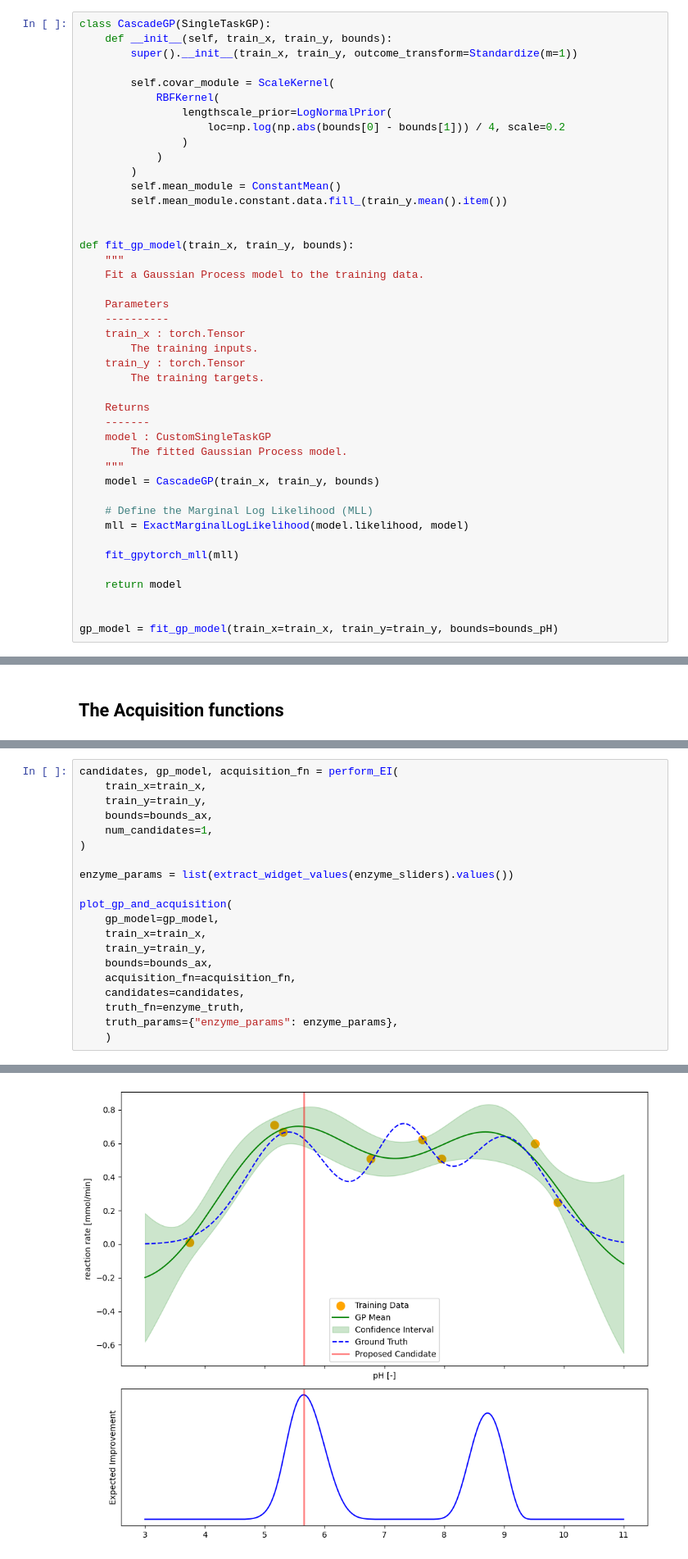
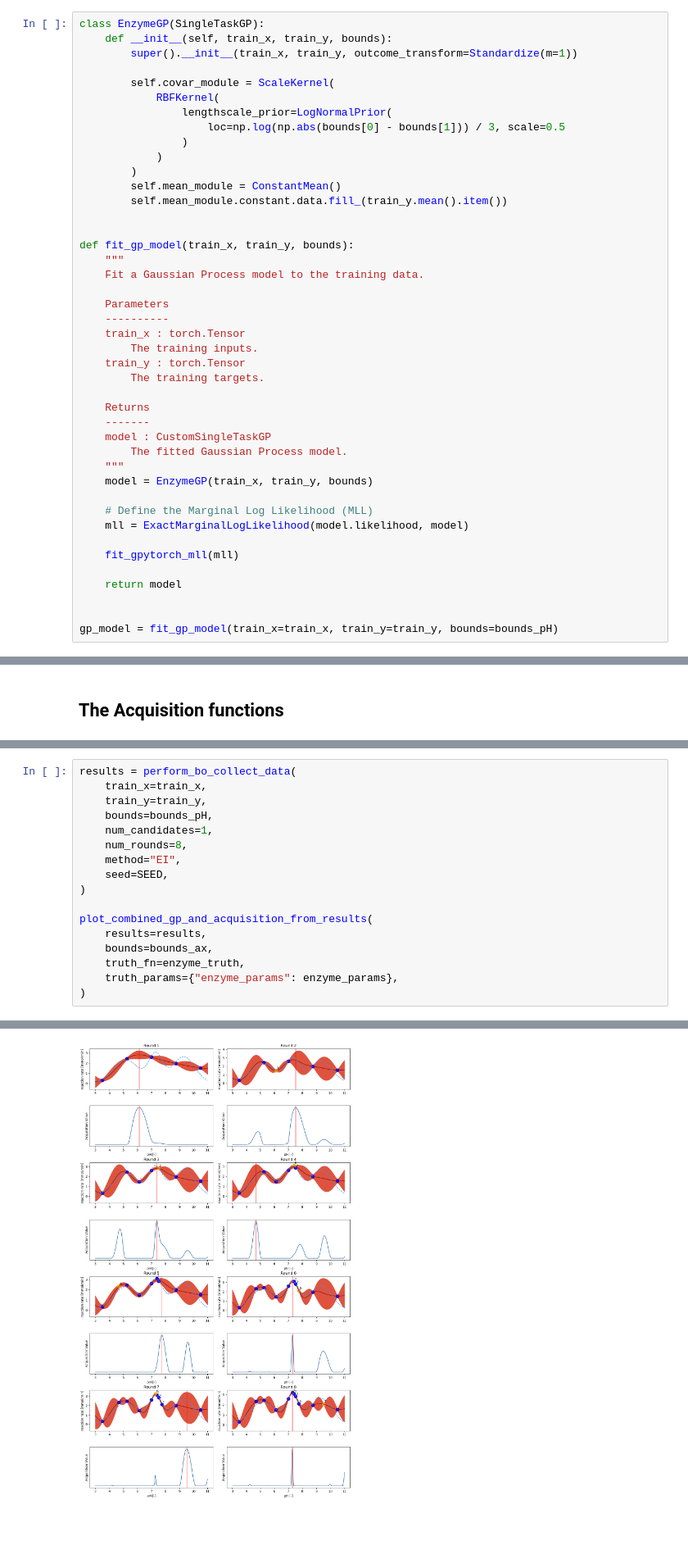
Before and after one commit to lhelleckes/BO_Empirical_Examples, a Jupyter notebook: simple_example.ipynb, the cells around one changed output, grey strips where cells are left out. Shown at 82% size. Cells and saved outputs as stored; diff of their text form; blank space fills up the shorter version.

Commit message:
Add plotting for paper figures

```diff
--- a/simple_example.ipynb
+++ b/simple_example.ipynb
@@ -230,12 +220,12 @@ Fit a Botorch GP with RBF Kernel, length scale prior half the distance von xmax-
 # %%
-class CascadeGP(SingleTaskGP):
+class EnzymeGP(SingleTaskGP):
     def __init__(self, train_x, train_y, bounds):
         super().__init__(train_x, train_y, outcome_transform=Standardize(m=1))
 
         self.covar_module = ScaleKernel(
             RBFKernel(
                 lengthscale_prior=LogNormalPrior(
-                    loc=np.log(np.abs(bounds[0] - bounds[1])) / 4, scale=0.2
+                    loc=np.log(np.abs(bounds[0] - bounds[1])) / 3, scale=0.5
                 )
             )
         )
@@ -259,7 +249,7 @@ def fit_gp_model(train_x, train_y, bounds):
     model : CustomSingleTaskGP
         The fitted Gaussian Process model.
     """
-    model = CascadeGP(train_x, train_y, bounds)
+    model = EnzymeGP(train_x, train_y, bounds)
 
     # Define the Marginal Log Likelihood (MLL)
     mll = ExactMarginalLogLikelihood(model.likelihood, model)
@@ -429,21 +728,18 @@ def plot_gp_and_acquisition(
 # %%
-candidates, gp_model, acquisition_fn = perform_EI(
+results = perform_bo_collect_data(
     train_x=train_x,
     train_y=train_y,
-    bounds=bounds_ax,
+    bounds=bounds_pH,
     num_candidates=1,
+    num_rounds=8,
+    method="EI",
+    seed=SEED,
 )
 
-enzyme_params = list(extract_widget_values(enzyme_sliders).values())
-
-plot_gp_and_acquisition(
-    gp_model=gp_model,
-    train_x=train_x,
-    train_y=train_y,
+plot_combined_gp_and_acquisition_from_results(
+    results=results,
     bounds=bounds_ax,
-    acquisition_fn=acquisition_fn,
-    candidates=candidates,
     truth_fn=enzyme_truth,
     truth_params={"enzyme_params": enzyme_params},
-    )
+)
 # %% [output]
@@ -454 +791 @@ instead, which fixes the issues and has the same API. See https://arxiv.org/abs/
-[figure, old version]
+[figure, new version]
```
Also changed, not shown: parts of 22 cells of this notebook, 1 other file.
